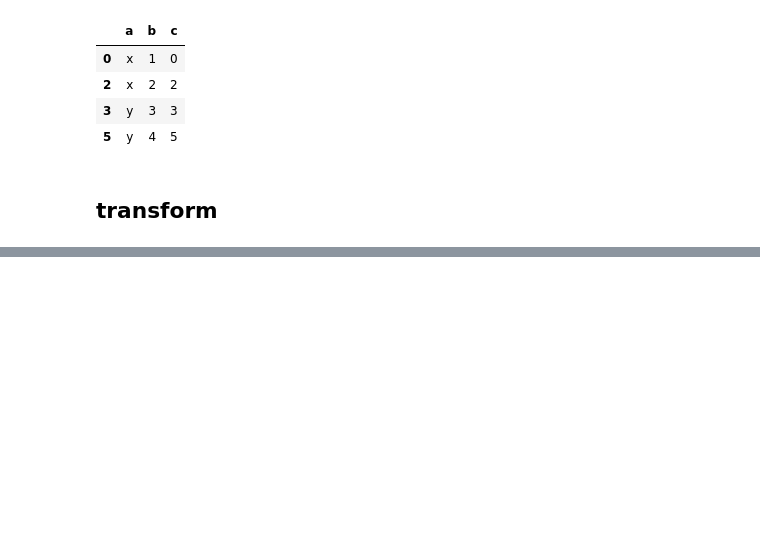
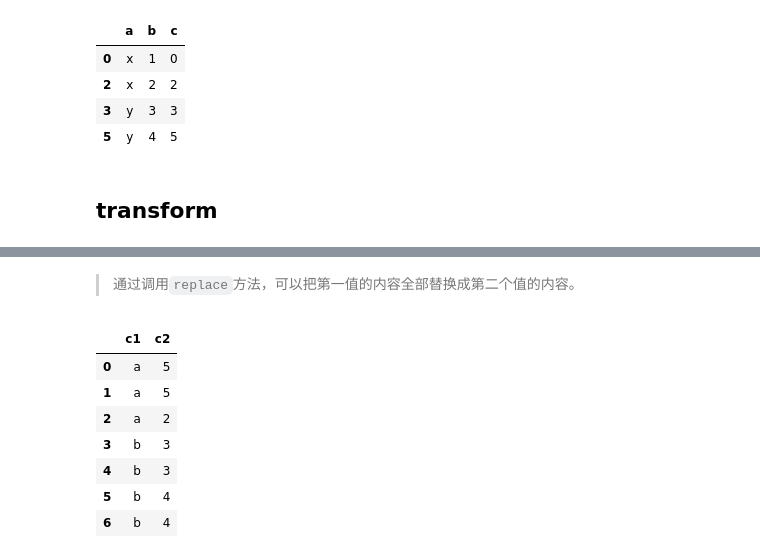
Before and after one commit to lqleon1214/data_analysis_test, a Jupyter notebook: data clean.ipynb, the cells around one changed output, grey strips where cells are left out. Drawn from its saved outputs; the diff is of its cells as text; code cells hidden in the pictures; blank space fills up the shorter version.

```diff
--- a/data clean.ipynb
+++ b/data clean.ipynb
@@ -550,0 +574,13 @@ data.drop_duplicates(['a', 'b'])
+# %% [markdown]
+> 通过调用`replace`方法，可以把第一值的内容全部替换成第二个值的内容。
+# %%
+df.replace(1,5)
+# %% [output]
+|  | c1 | c2 |
+| 0 | a | 5 |
+| 1 | a | 5 |
+| 2 | a | 2 |
+| 3 | b | 3 |
+| 4 | b | 3 |
+| 5 | b | 4 |
+| 6 | b | 4 |
```
Also changed, not shown: parts of 23 cells of this notebook.
